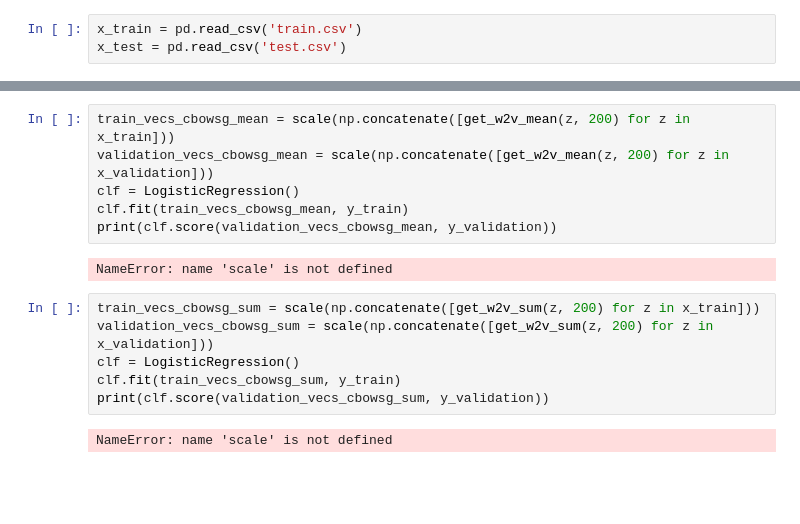
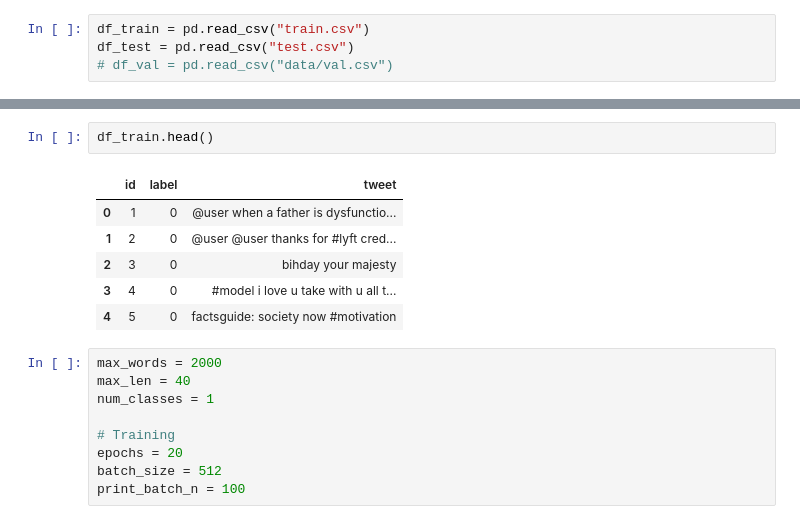
Before and after one commit to heeylaley/gb-Data-Science, a Jupyter notebook: 14. Фреймворк PyTorch для разработки искусственных нейронных сетей/6/6.ipynb, the cells around one changed output, grey strips where cells are left out. Cells and saved outputs as stored; diff of their text form; blank space fills up the shorter version.

```diff
--- a/14. Фреймворк PyTorch для разработки искусственных нейронных сетей/6/6.ipynb
+++ b/14. Фреймворк PyTorch для разработки искусственных нейронных сетей/6/6.ipynb
@@ -10,3 +21,4 @@ from sklearn import utils
 # %%
-x_train = pd.read_csv('train.csv')
-x_test = pd.read_csv('test.csv')
+df_train = pd.read_csv("train.csv")
+df_test = pd.read_csv("test.csv")
+# df_val = pd.read_csv("data/val.csv")
@@ -70,16 +25,18 @@ RuntimeError: you must first build vocabulary before training the model
-# %%
-train_vecs_cbowsg_mean = scale(np.concatenate([get_w2v_mean(z, 200) for z in x_train]))
-validation_vecs_cbowsg_mean = scale(np.concatenate([get_w2v_mean(z, 200) for z in x_validation]))
-clf = LogisticRegression()
-clf.fit(train_vecs_cbowsg_mean, y_train)
-print(clf.score(validation_vecs_cbowsg_mean, y_validation))
-# %% [output]
-NameError: name 'scale' is not defined
-# %%
-train_vecs_cbowsg_sum = scale(np.concatenate([get_w2v_sum(z, 200) for z in x_train]))
-validation_vecs_cbowsg_sum = scale(np.concatenate([get_w2v_sum(z, 200) for z in x_validation]))
-clf = LogisticRegression()
-clf.fit(train_vecs_cbowsg_sum, y_train)
-print(clf.score(validation_vecs_cbowsg_sum, y_validation))
-# %% [output]
-NameError: name 'scale' is not defined
+# %%
+df_train.head()
+# %% [output]
+|  | id | label | tweet |
+| 0 | 1 | 0 | @user when a father is dysfunctio... |
+| 1 | 2 | 0 | @user @user thanks for #lyft cred... |
+| 2 | 3 | 0 | bihday your majesty |
+| 3 | 4 | 0 | #model i love u take with u all t... |
+| 4 | 5 | 0 | factsguide: society now #motivation |
+# %%
+max_words = 2000
+max_len = 40
+num_classes = 1
+
+# Training
+epochs = 20
+batch_size = 512
+print_batch_n = 100
```
Also changed, not shown: parts of 24 cells of this notebook, 1 other file.
